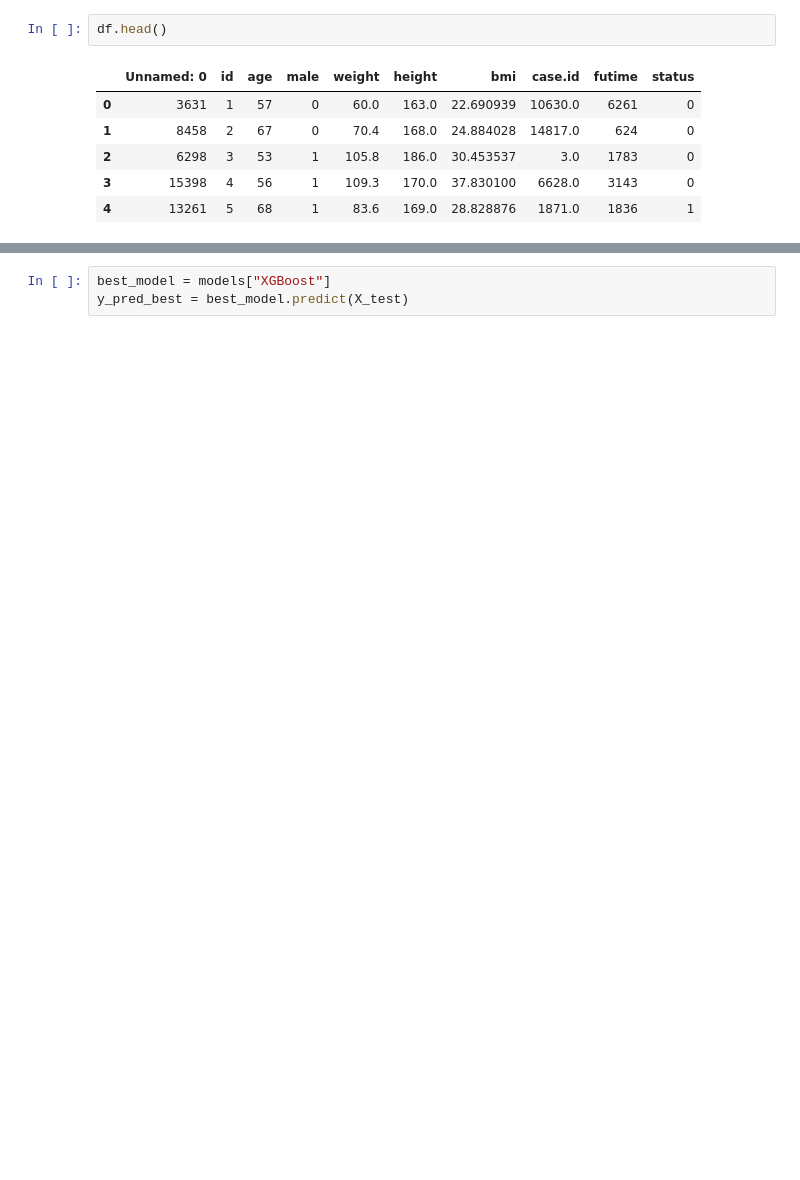
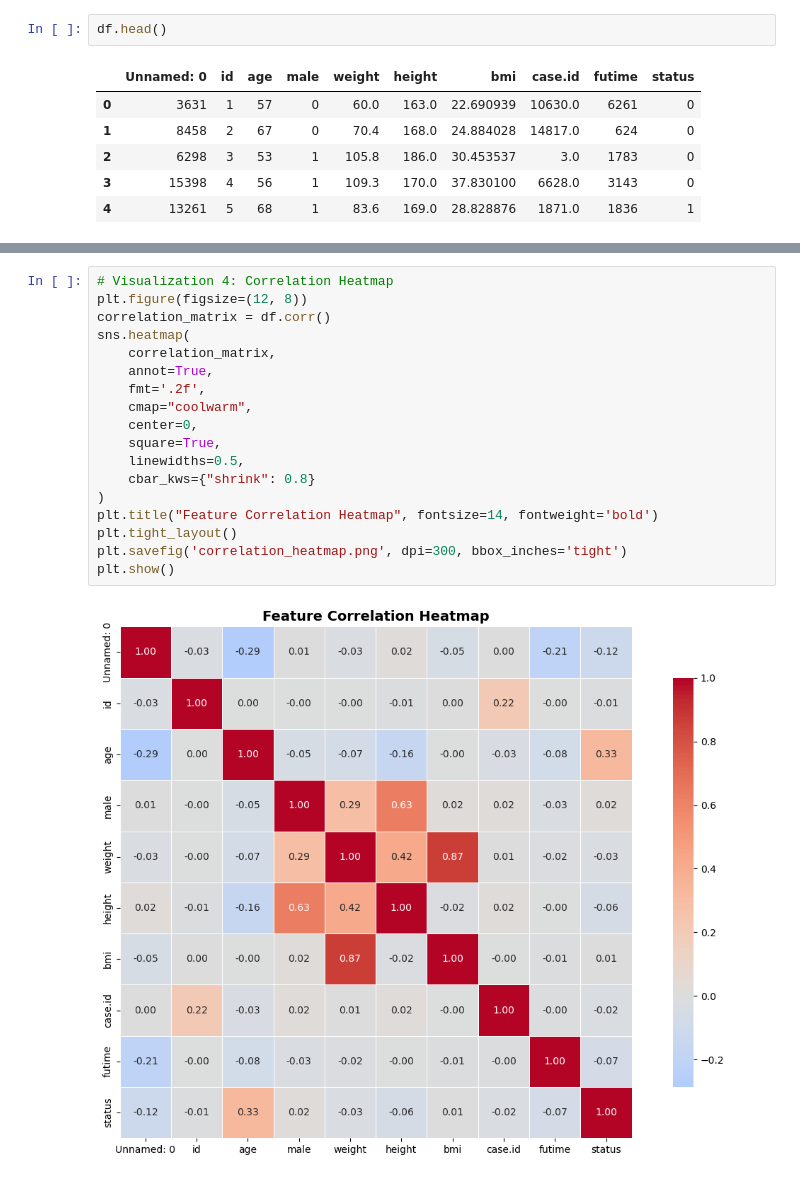
Before and after one commit to Pranay0702/liver_disease_prediction-, a Jupyter notebook: liverDiseasePrediction.ipynb, the cells around one changed output, grey strips where cells are left out. Cells and saved outputs as stored; diff of their text form; blank space fills up the shorter version.

```diff
--- a/liverDiseasePrediction.ipynb
+++ b/liverDiseasePrediction.ipynb
@@ -95,4 +190,21 @@ XGBoost              0.932556  0.286738  0.397022
 # %%
-best_model = models["XGBoost"]
-y_pred_best = best_model.predict(X_test)
+# Visualization 4: Correlation Heatmap
+plt.figure(figsize=(12, 8))
+correlation_matrix = df.corr()
+sns.heatmap(
+    correlation_matrix,
+    annot=True,
+    fmt='.2f',
+    cmap="coolwarm",
+    center=0,
+    square=True,
+    linewidths=0.5,
+    cbar_kws={"shrink": 0.8}
+)
+plt.title("Feature Correlation Heatmap", fontsize=14, fontweight='bold')
+plt.tight_layout()
+plt.savefig('correlation_heatmap.png', dpi=300, bbox_inches='tight')
+plt.show()
+# %% [output]
+[figure, added]
 # %%
```
Also changed, not shown: parts of 26 cells of this notebook, 9 other files.
